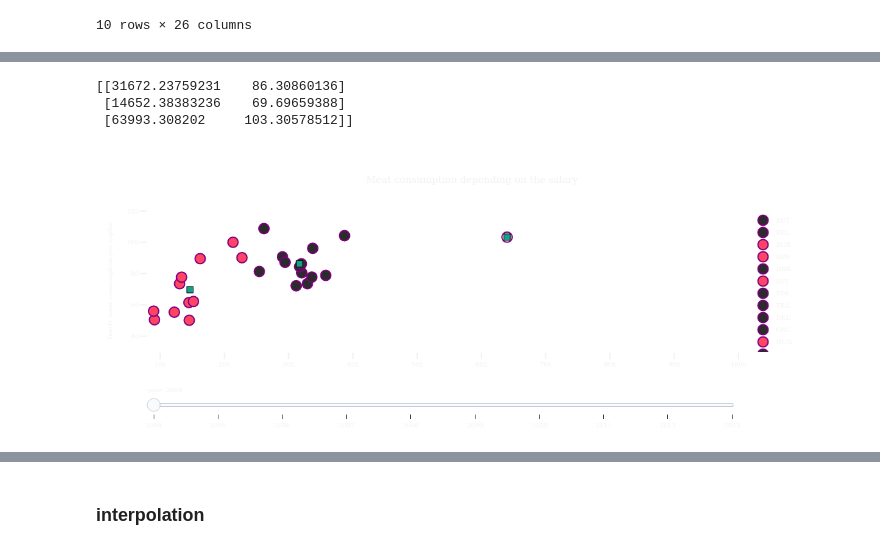
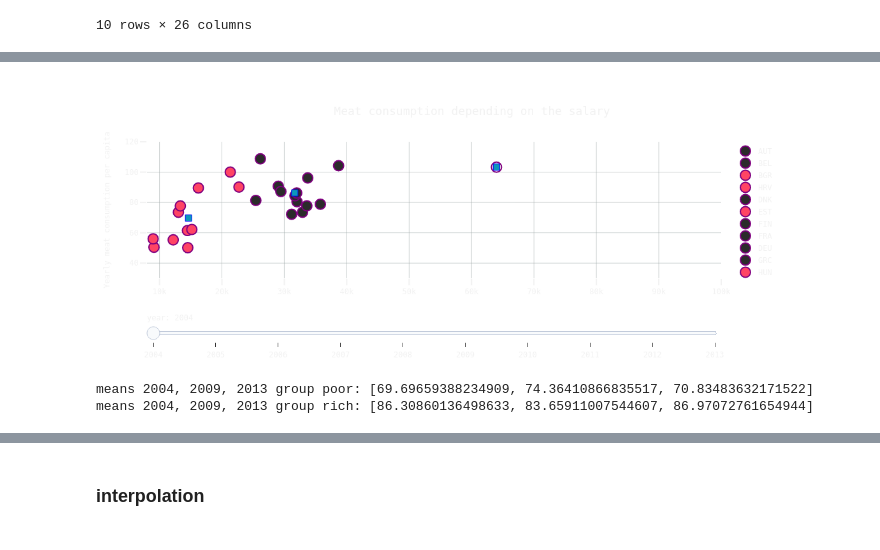
Before and after one commit to ElCabrino/ADA-Project-1, a Jupyter notebook: Untitled.ipynb, the cells around one changed output, grey strips where cells are left out. Drawn from its saved outputs; the diff is of its cells as text; code cells hidden in the pictures.

```diff
--- a/Untitled.ipynb
+++ b/Untitled.ipynb
@@ -21,16 +39,19 @@ import json
 # %%
 def change_config(fig):
+    """
+    This function return fig with the layout modified to make it prettier
+    """
     # params
     # title and labels
-    size_title = 15
-    size_axes_labels = 10
-    family = 'Courier' # font
+    size_title = 18
+    size_axes_labels = 12
+    family = 'Andale Mono, monospace' # font
     color = '#F2F2F2'
 
 
     # plot config
     width = 1300
-    height = 600
+    height = 650
 
     # configuration of the axes (ticks for each label on the axes)
     ticks = 'outside'
@@ -54,7 +75,7 @@ def change_config(fig):
         plot_bgcolor='rgba(0,0,0,0)',
         font = font_axes_labels,
         titlefont = font_title,
-        #height=height,
+        height=height,
         #width=width,
     )
 
@@ -178,5 +179,11 @@ import plotly.express as px
 # %%
 df_meat = pd.read_csv('meat_consumption_per_habita_2004_2013.csv',  index_col=0)
+
+#some countries are not available in this dataset so we puse the data only for
+country_list2 = ['AUT', 'BEL', 'BGR', 'HRV', 'DNK', 'EST',
+        'FIN', 'FRA', 'DEU', 'GRC', 'HUN', 'IRL', 'ITA',
+        'LVA', 'LTU', 'LUX', 'MLT', 'NLD', 'POL','POR',
+        'ROU', 'SVK', 'SVN', 'ESP', 'SWE','GBR']
 #select column name
 column = "consumption per habita"
 df_meat = df_meat[["Area","years",column]].pivot_table(values=column, index='years', columns ='Area')#values=column, index='TIME', columns='LOCATION')
@@ -238,17 +228,14 @@ data_kmean = np.array(data_kmean)
 k_means = KMeans(n_clusters=3, random_state=0).fit(data_kmean)
 groups = k_means.predict(data_kmean)
 #print(k_means.cluster_centers_)
-# %% [output]
-[[31672.23759231    86.30860136]
- [14652.38383236    69.69659388]
- [63993.308202     103.30578512]]
 # %%
 #FF4464 #2B2B2B #F2F2F2
 # %%
 degree = 2
 
 colors_kmeans = ['#FF4464', '#2B2B2B', '#F2F2F2']
-color_centroid = '#16a085'
+color_centroid = '#0d98ba'
+color=[f'rgb({np.random.randint(0,256)}, {np.random.randint(0,256)}, {np.random.randint(0,256)})' for _ in range(25)]
 
 k_means_groups = []
 
@@ -292,7 +279,7 @@ for i in range(10):
                              mode = 'markers', name='K means centroïds',
                              marker_color = color_centroid,
                              opacity=1, visible=visible,
-                             marker=dict(size=10, symbol = 'square', line=dict(width=1, color='black'))))
+                             marker=dict(size=10, symbol = 'square', line=dict(width=1, color='blue'))))
 
 
 fig.update_xaxes(range=[8000, 100000])
@@ -313,32 +300,34 @@ for i in range(0, len(fig.data), n):
     for j in range(n):
         step["args"][1][i+j] = True  # Toggle i'th trace to "visible"
     steps.append(step)
 
 
 
 
 
 sliders = [dict(
     active=10,
     currentvalue={"prefix": "year: "},
     pad={"t": 50},
     steps=steps,
     name = "date"
 )]
 
 fig.update_layout(
     #visible=[False for i in range(270)],
+    autosize=True,
     sliders=sliders,
     title={
         'text': "Meat consumption depending on the salary",
         'y':0.9,
         'x':0.5,
         'xanchor': 'center',
         'yanchor': 'top'},
     yaxis_title="Yearly meat consumption per capita",
+
 )
 
 change_config(fig).show()
 # %% [output]
-[figure, old version]
+[figure, new version]
 # %%
@@ -345,0 +335,27 @@ pio.write_html(fig, file='couillespoilues2', auto_open=True)
+# %%
+#kmeans moyenne:
+
+means_g1 = []
+means_g2 = []
+g1s = []
+g2s = []
+for y in [0, 5, -1]:
+    group1 = []
+    group2 = []
+    for i in range(len(k_means_groups[y])):
+        if k_means_groups[y][i] == 0:
+            group1.append(countries_both[i])
+        if k_means_groups[y][i] == 1:
+            group2.append(countries_both[i])
+
+    g1s.append(group1)
+    g2s.append(group2)
+    means_g1.append(df_meat.iloc[y][group1].mean())
+    means_g2.append(df_meat.iloc[y][group2].mean())
+
+print("means 2004, 2009, 2013 group poor:", means_g1)
+print("means 2004, 2009, 2013 group rich:", means_g2)
+    #countries_bot
+# %% [output]
+means 2004, 2009, 2013 group poor: [69.69659388234909, 74.36410866835517, 70.83483632171522]
+means 2004, 2009, 2013 group rich: [86.30860136498633, 83.65911007544607, 86.97072761654944]
```
Also changed, not shown: parts of 26 cells of this notebook, 2 other files.
